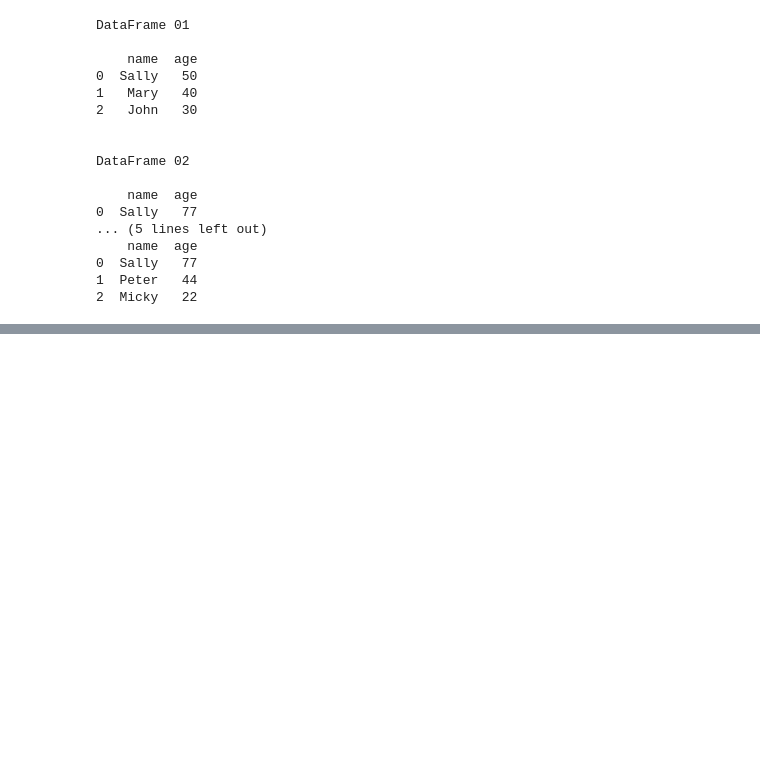
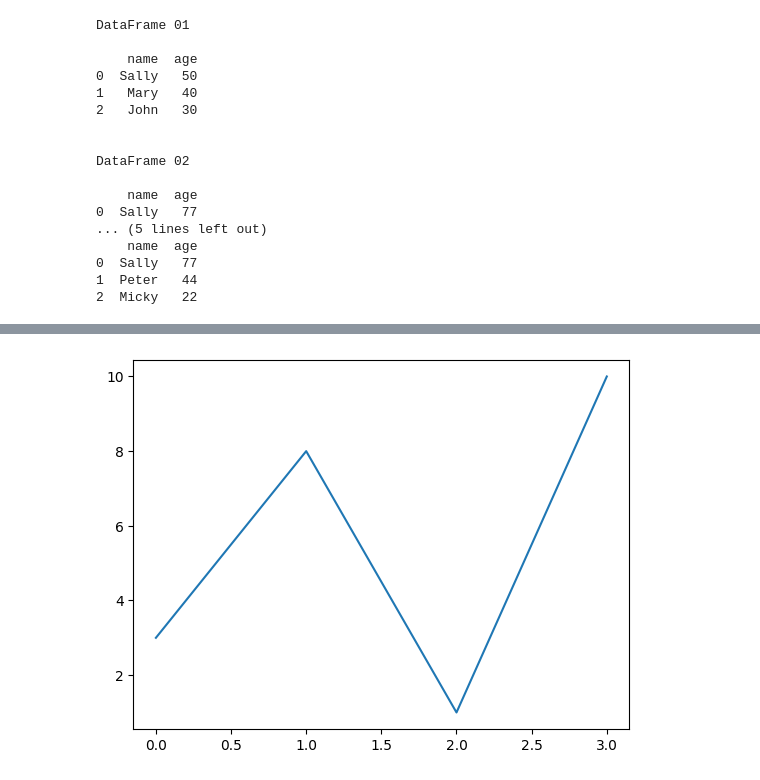
Before and after one commit to sridhar51120/ML-Practices-Code, a Jupyter notebook: Untitled12.ipynb, the cells around one changed output, grey strips where cells are left out. Cells and saved outputs as stored; diff of their text form; code cells hidden in the pictures; blank space fills up the shorter version.

```diff
--- a/Untitled12.ipynb
+++ b/Untitled12.ipynb
@@ -700,0 +735,7 @@ DataFrame 02
+# %%
+ypoints = np.array([3, 8, 1, 10])
+
+plt.plot(ypoints)  # default = 'solid'
+plt.show()
+# %% [output]
+[figure, added]
```
Also changed, not shown: parts of 17 cells of this notebook.
